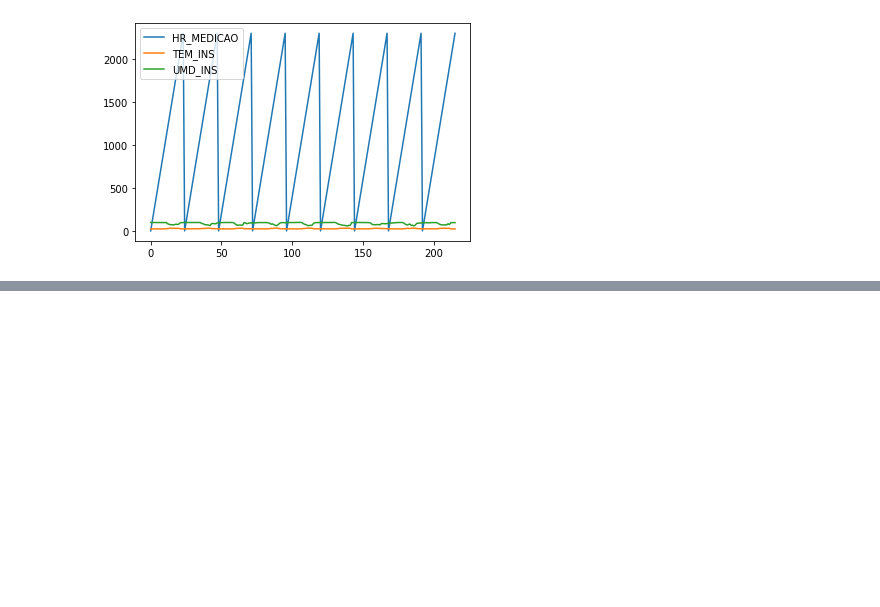
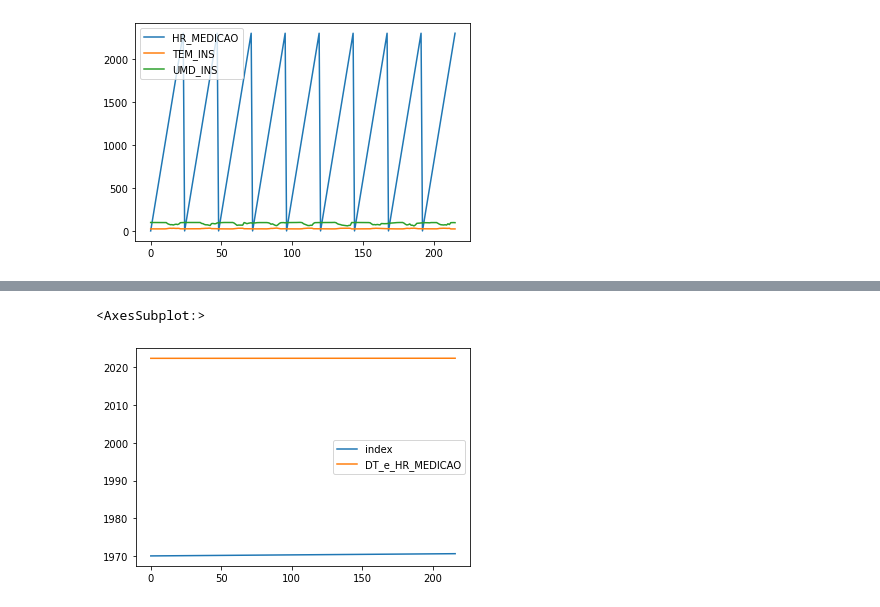
Before and after one commit to garoa-startup/analis_dos_dados, a Jupyter notebook: Recuperando_dados_TB.ipynb, the cells around one changed output, grey strips where cells are left out. Cells and saved outputs as stored; diff of their text form; code cells hidden in the pictures; blank space fills up the shorter version.

```diff
--- a/Recuperando_dados_TB.ipynb
+++ b/Recuperando_dados_TB.ipynb
@@ -156,0 +140,4 @@ Name: DT_MEDICAO, Length: 239, dtype: int64
+# %%
+data_D = series_df["DT_MEDICAO"].astype('datetime64[ms]')
+data_D= pd.DataFrame({"DT_e_HR_MEDICAO":data_D})
+data_D
@@ -184,0 +280,5 @@ series_df.plot()
+# %%
+dadao_Garoa.plot()
+# %% [output]
+<AxesSubplot:>
+[figure, added]
```
Also changed, not shown: parts of 14 cells of this notebook, 4 other files.
